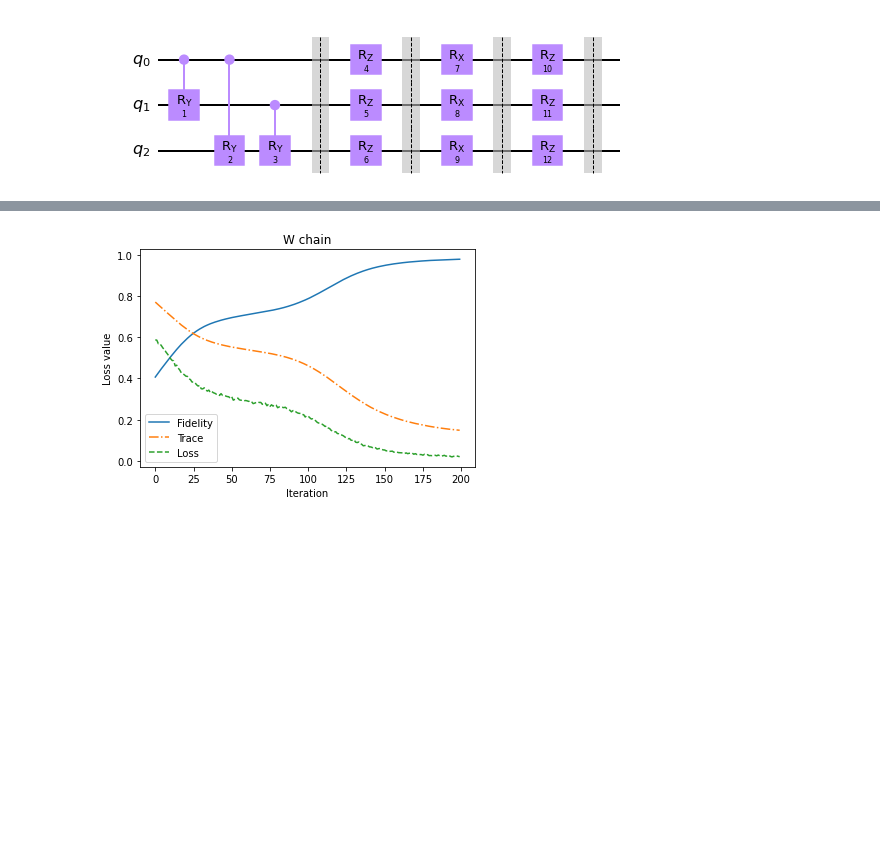
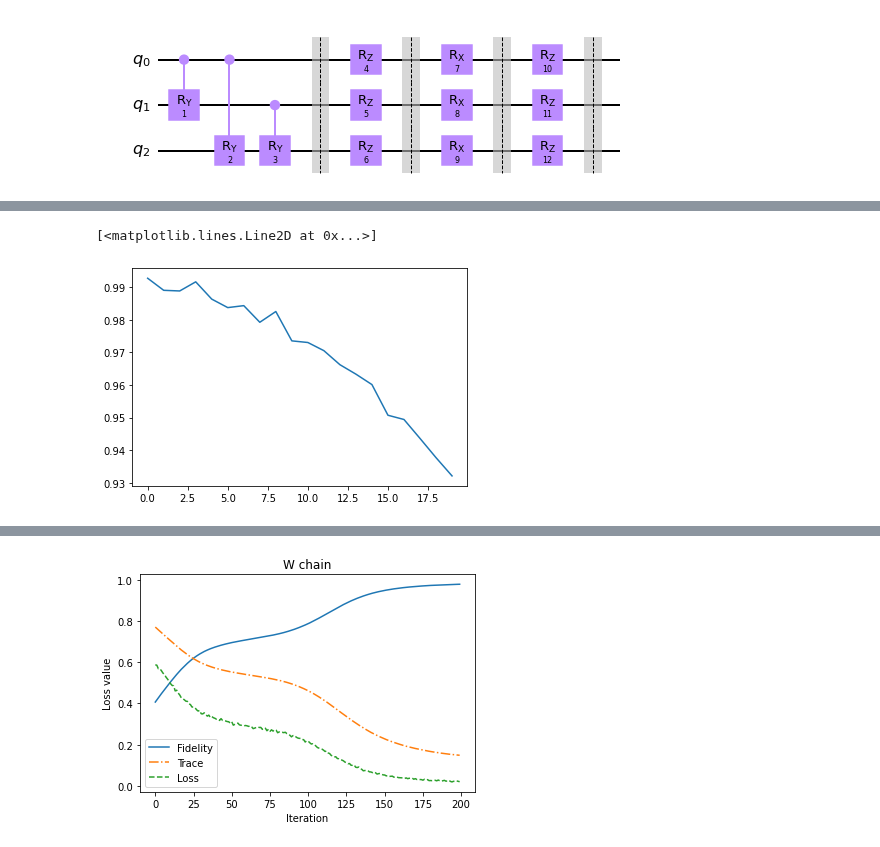
Before and after one commit to vutuanhai237/UC-VQA, a Jupyter notebook: codes/tomography/compare_W.ipynb, the cells around one changed output, grey strips where cells are left out. Saved outputs shown, nothing was run; the diff lists cells and outputs as text; code cells hidden in the pictures; blank space fills up the shorter version.

```diff
--- a/codes/tomography/compare_W.ipynb
+++ b/codes/tomography/compare_W.ipynb
@@ -259,30 +246,45 @@ qc.draw('mpl')
 # %% [output]
 [figure]
 # %%
-num_qubits = 3
-num_layers = 1
+num_qubits = 5
+num_layers = 3
 n_walltoall = qtm.nqubit.calculate_n_walltoall(num_qubits)
 thetas = np.ones(num_layers* 3 * num_qubits + num_layers*n_walltoall)
-for i in range(0, len(thetas)):
-    thetas[i] += i
+
 psi = 2*np.random.rand(2**num_qubits)-1
 psi = psi / np.linalg.norm(psi)
-encoder = qtm.encoding.Encoding(psi, 'amplitude_encoding')
-
+qc = qiskit.QuantumCircuit(num_qubits, num_qubits)
+qc.initialize(psi, range(0, num_qubits))
 
 loss_values = []
 thetass = []
-for i in range(0, 200):
+
+for i in range(0, 20):
     if i % 20 == 0:
-        print('W_chain: ', i)
-    qc = encoder.qcircuit
+        print('W_alltoall: (' + str(num_layers) + ',' + str(num_qubits) + '): ' + str(i))
+
     grad_loss = qtm.base.grad_loss(
         qc,
-        qtm.nqubit.create_Walltoallchecker_haar,
+        qtm.nqubit.create_Walltoall_layerd_state,
         thetas, r = 1/2, s = np.pi/2, num_layers = num_layers)
     thetas -= qtm.constant.learning_rate*(grad_loss)
     thetass.append(thetas.copy())
-    qc_copy = qtm.nqubit.create_Walltoallchecker_haar(qc.copy(), thetas, num_layers)
+    qc_copy = qtm.nqubit.create_Walltoall_layerd_state(qc.copy(), thetas, num_layers)
     loss = qtm.base.loss_basis(qtm.base.measure(qc_copy, list(range(qc_copy.num_qubits))))
     loss_values.append(loss)
+
+traces = []
+fidelities = []
+
+for thetas in thetass:
+
+    # Get |psi~> = U_target|000...>
+    qc = qiskit.QuantumCircuit(num_qubits, num_qubits)
+    qc = qtm.nqubit.create_Walltoall_layerd_state(qc, thetas, num_layers = num_layers).inverse()
+    psi_hat = qiskit.quantum_info.Statevector.from_instruction(qc)
+    # Calculate the metrics
+    trace, fidelity = qtm.base.get_metrics(psi, psi_hat)
+    traces.append(trace)
+    fidelities.append(fidelity)
+print('Writting ... ' + str(num_layers) + ' layers,' + str(num_qubits) + ' qubits')
 # %% [output]
@@ -306 +308,6 @@ W_chain:  0
+# %%
+plt.plot(loss_values)
+# %% [output]
+[<matplotlib.lines.Line2D at 0x...>]
+[figure, added]
 # %%
```
Also changed, not shown: parts of 4 cells of this notebook, 13 other files.
